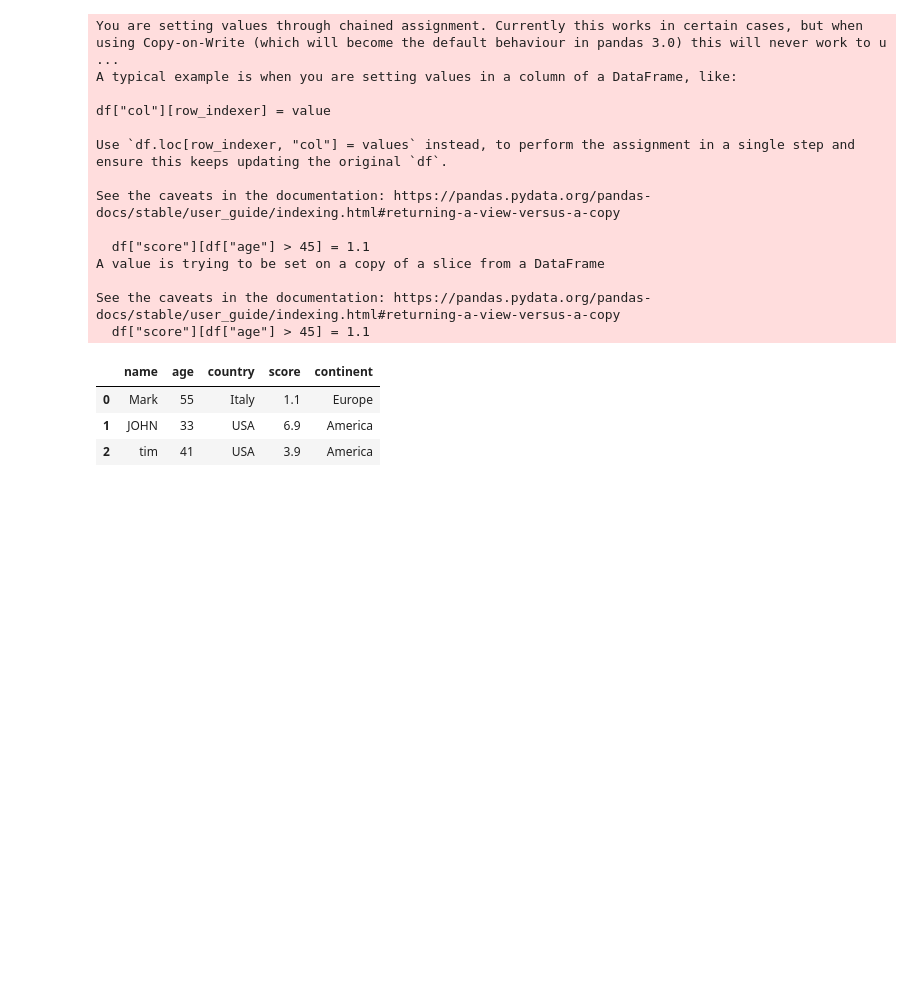
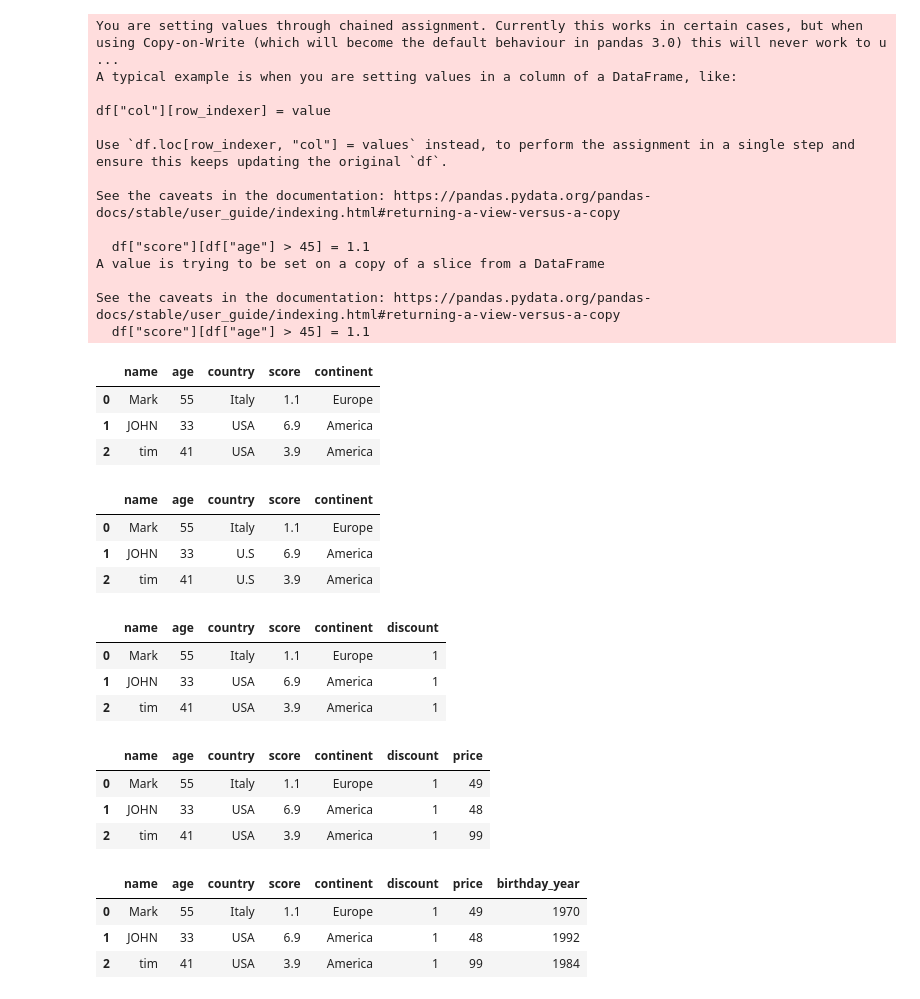
Before and after one commit to NMB-MIC/python_office_2025_02_13, a Jupyter notebook: src/02_pandas.ipynb, the cells around one changed output. Cells and saved outputs as stored; diff of their text form; code cells hidden in the pictures; blank space fills up the shorter version.

```diff
--- a/src/02_pandas.ipynb
+++ b/src/02_pandas.ipynb
@@ -559,3 +559,37 @@ See the caveats in the documentation: https://pandas.pydata.org/pandas-docs/stab
 | 0 | Mark | 55 | Italy | 1.1 | Europe |
 | 1 | JOHN | 33 | USA | 6.9 | America |
 | 2 | tim | 41 | USA | 3.9 | America |
+# %%
+df.replace("USA","U.S")
+# %% [output]
+|  | name | age | country | score | continent |
+| 0 | Mark | 55 | Italy | 1.1 | Europe |
+| 1 | JOHN | 33 | U.S | 6.9 | America |
+| 2 | tim | 41 | U.S | 3.9 | America |
+# %%
+#addition
+
+df["discount"] = 1
+df
+# %% [output]
+|  | name | age | country | score | continent | discount |
+| 0 | Mark | 55 | Italy | 1.1 | Europe | 1 |
+| 1 | JOHN | 33 | USA | 6.9 | America | 1 |
+| 2 | tim | 41 | USA | 3.9 | America | 1 |
+# %%
+df["price"] = [49,48,99]
+df
+# %% [output]
+|  | name | age | country | score | continent | discount | price |
+| 0 | Mark | 55 | Italy | 1.1 | Europe | 1 | 49 |
+| 1 | JOHN | 33 | USA | 6.9 | America | 1 | 48 |
+| 2 | tim | 41 | USA | 3.9 | America | 1 | 99 |
+# %%
+#calculate
+df["birthday_year"] = 2025-df["age"]
+df
+# %% [output]
+|  | name | age | country | score | continent | discount | price | birthday_year |
+| 0 | Mark | 55 | Italy | 1.1 | Europe | 1 | 49 | 1970 |
+| 1 | JOHN | 33 | USA | 6.9 | America | 1 | 48 | 1992 |
+| 2 | tim | 41 | USA | 3.9 | America | 1 | 99 | 1984 |
```
Also changed, not shown: parts of 11 cells of this notebook.
